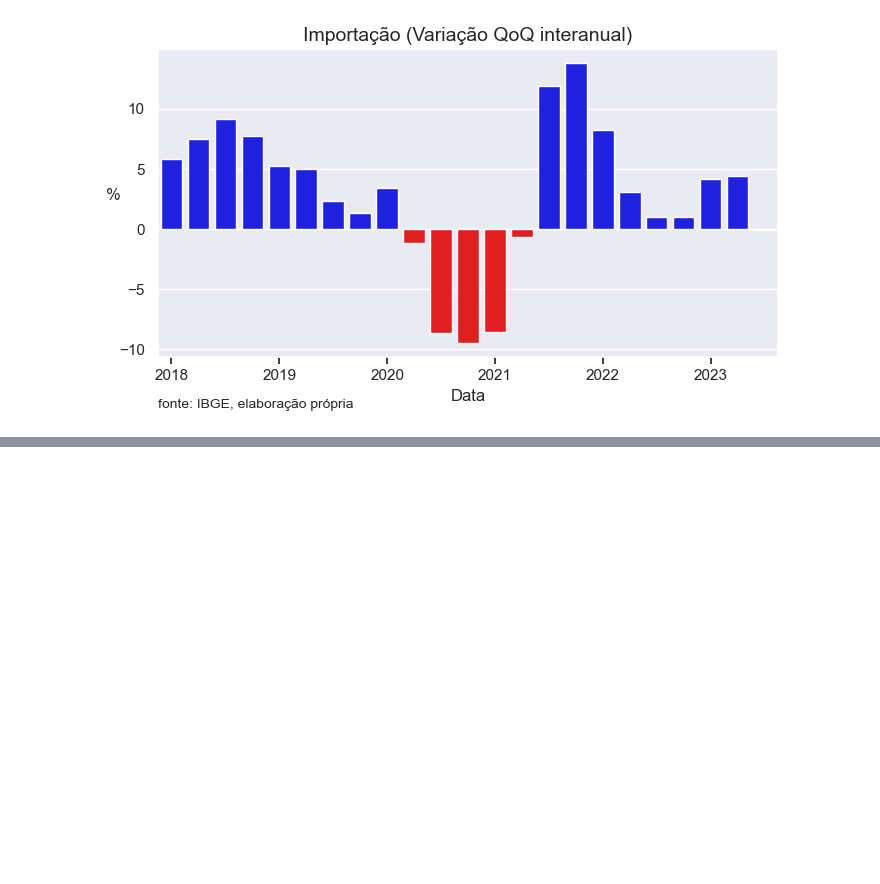
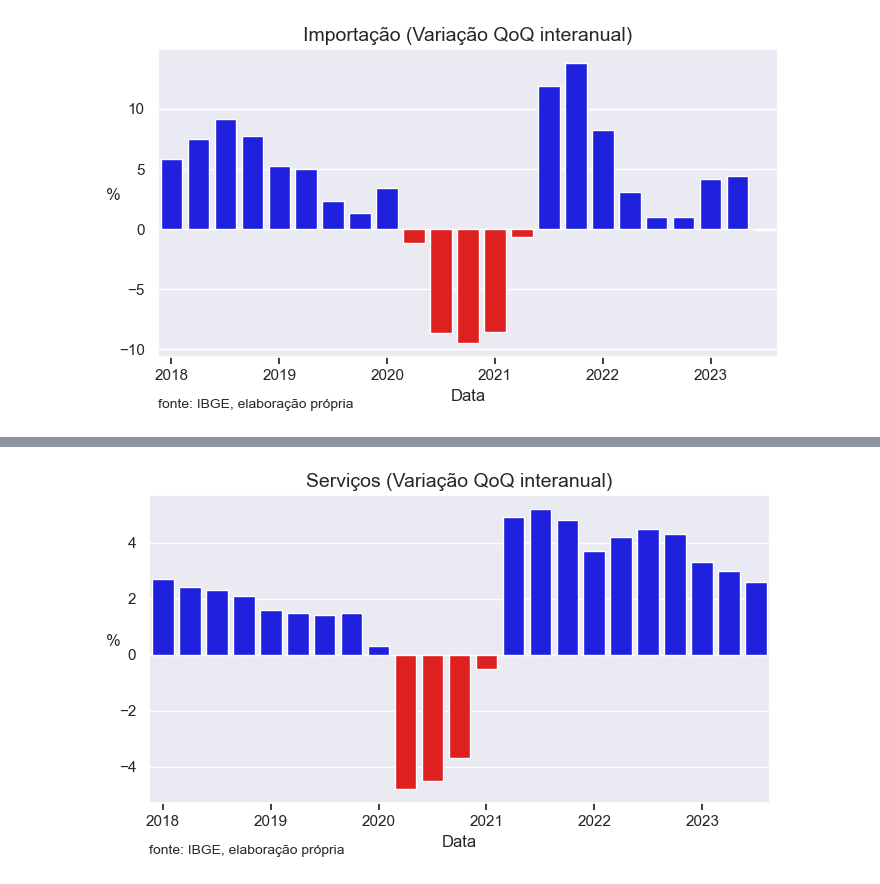
Before and after one commit to MarceloMatsuura/Analise-de-dados-IBGE, a Jupyter notebook: gdp_analise_interanual.ipynb, the cells around one changed output, grey strips where cells are left out. Cells and saved outputs as stored; diff of their text form; code cells hidden in the pictures; blank space fills up the shorter version.

```diff
--- a/gdp_analise.ipynb
+++ b/gdp_analise_interanual.ipynb
@@ -181,0 +192,4 @@ plot_sector(6562, set_list[8])
+# %%
+plot_sector(6563, set_list[2])
+# %% [output]
+[figure, added]
```
Also changed, not shown: parts of 11 cells of this notebook, 1 other file.
